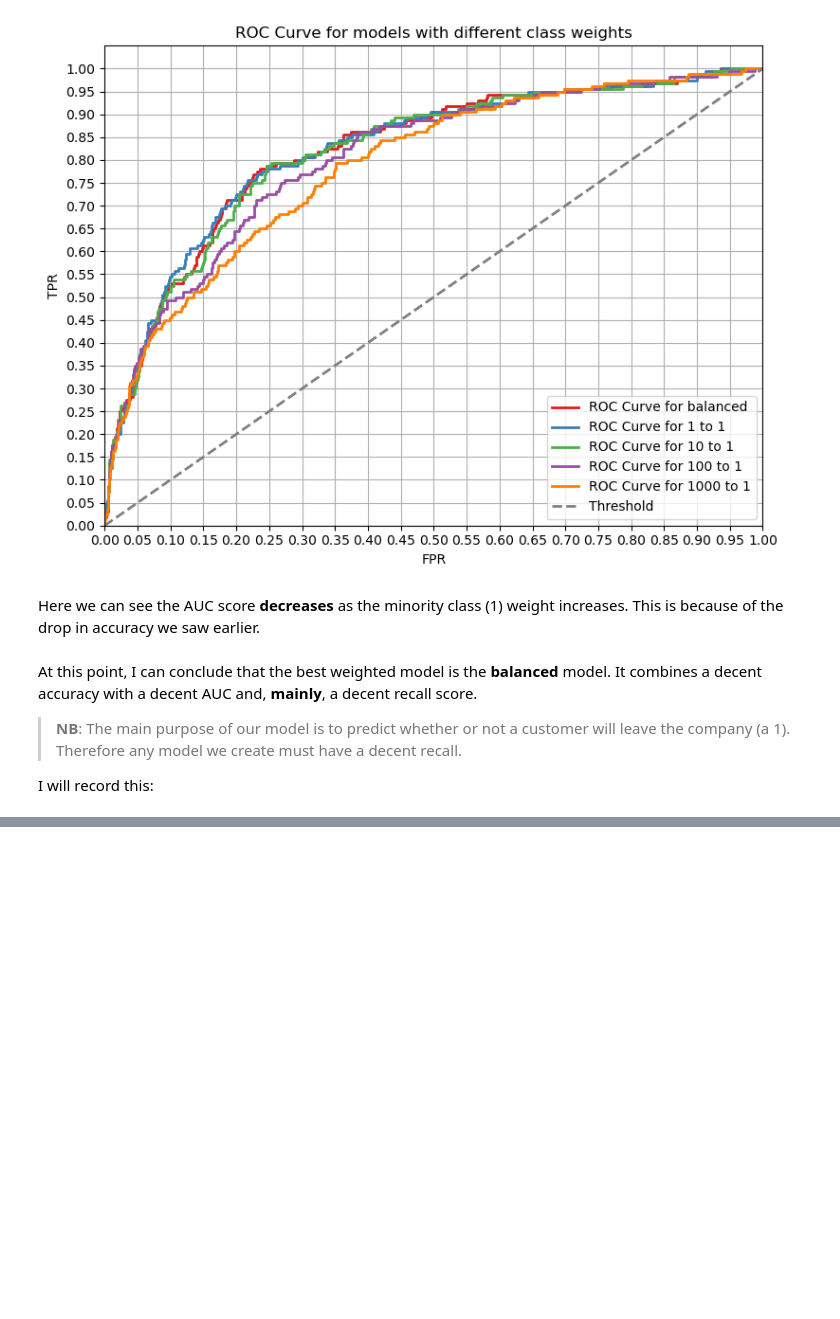
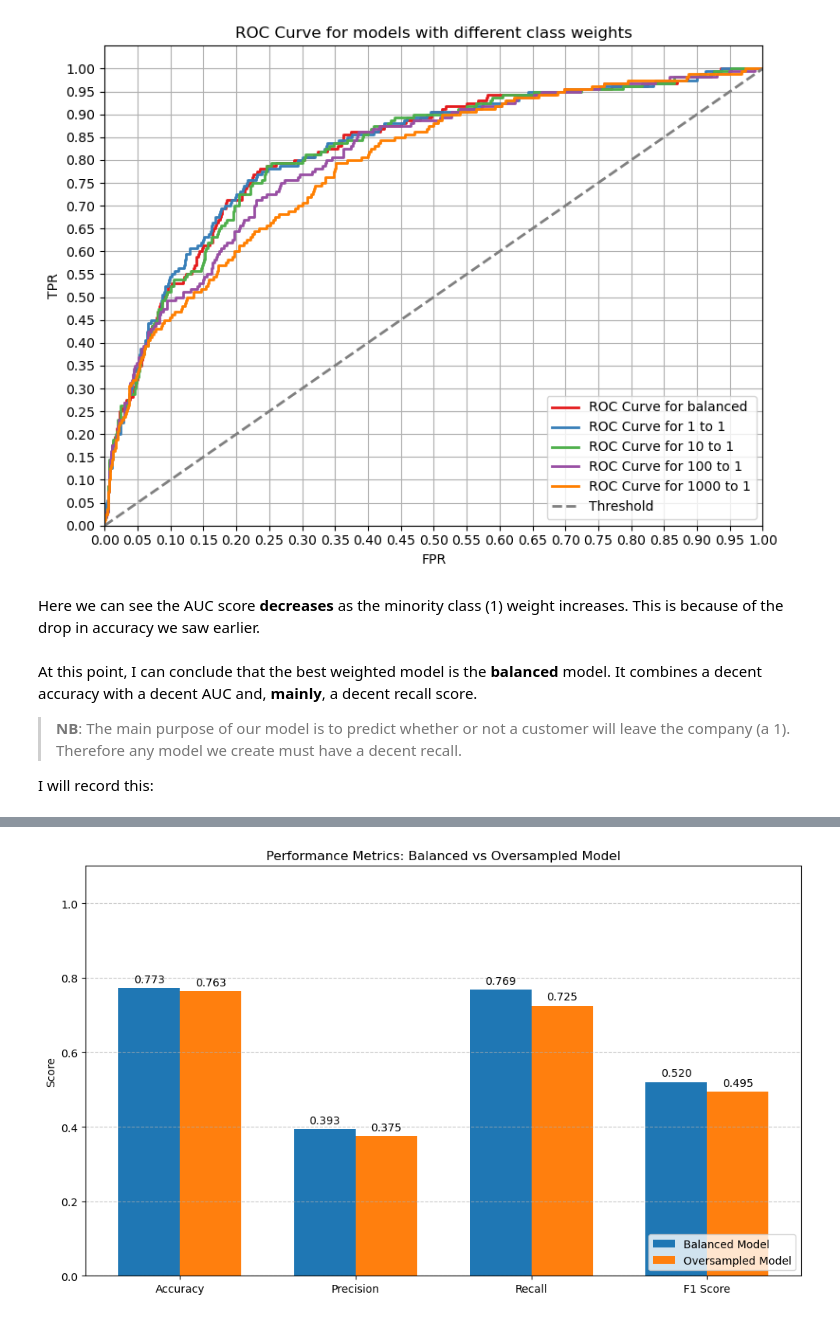
Before and after one commit to NgundoMuithya/SyriaTel_Customer_Churn, a Jupyter notebook: notebook.ipynb, the cells around one changed output, grey strips where cells are left out. Drawn from its saved outputs; the diff is of its cells as text; code cells hidden in the pictures; blank space fills up the shorter version.

Commit message:
Added an oversampled model and determined the best logistic regression model

```diff
--- a/notebook.ipynb
+++ b/notebook.ipynb
@@ -534,0 +559,4 @@ best_weighted_model = LogisticRegression(random_state=2026, class_weight='balanc
+# %%
+oversampled_log_reg = LogisticRegression(random_state=2026)
+
+oversampled_log_reg.fit(X_train_smote, y_train_smote)
@@ -534,0 +567,16 @@ best_weighted_model = LogisticRegression(random_state=2026, class_weight='balanc
+# %%
+weighted_y_test_pred = best_weighted_model.predict(X_test_preprocessed)
+oversampled_y_test_pred = oversampled_log_reg.predict(X_test_preprocessed)
+
+print(
+    "Balanced Model:\n"
+    f"   Accuracy: {accuracy_score(y_test, weighted_y_test_pred)}\n" \
+    f"   Precision: {precision_score(y_test, weighted_y_test_pred)}\n" \
+    f"   Recall: {recall_score(y_test, weighted_y_test_pred)}\n" \
+    f"   F1 score: {f1_score(y_test, weighted_y_test_pred)}\n" \
+    "Oversampled Model:\n" \
+    f"   Accuracy: {accuracy_score(y_test, oversampled_y_test_pred)}\n" \
+    f"   Precision: {precision_score(y_test, oversampled_y_test_pred)}\n" \
+    f"   Recall: {recall_score(y_test, oversampled_y_test_pred)}\n" \
+    f"   F1 score: {f1_score(y_test, oversampled_y_test_pred)}\n"
+)
@@ -534,0 +596,61 @@ best_weighted_model = LogisticRegression(random_state=2026, class_weight='balanc
+# %%
+import numpy as np
+
+
+# 1. Calculate the metrics for both models
+metrics = ['Accuracy', 'Precision', 'Recall', 'F1 Score']
+
+# Calculate scores for the Balanced Model
+balanced_scores = [
+    accuracy_score(y_test, weighted_y_test_pred),
+    precision_score(y_test, weighted_y_test_pred),
+    recall_score(y_test, weighted_y_test_pred),
+    f1_score(y_test, weighted_y_test_pred)
+]
+
+# Calculate scores for the Oversampled Model
+oversampled_scores = [
+    accuracy_score(y_test, oversampled_y_test_pred),
+    precision_score(y_test, oversampled_y_test_pred),
+    recall_score(y_test, oversampled_y_test_pred),
+    f1_score(y_test, oversampled_y_test_pred)
+]
+
+# 2. Package the data into a dictionary for easy looping
+data = {
+    'Balanced Model': balanced_scores,
+    'Oversampled Model': oversampled_scores
+}
+
+# 3. Set up the figure and bar positions
+x = np.arange(len(metrics))  # The label locations: [0, 1, 2, 3]
+width = 0.35                 # The width of the bars
+multiplier = 0               # Counter for our offset
+
+fig, ax = plt.subplots(figsize=(10, 6))
+
+# 4. Loop through the data to plot the grouped bars
+for model_name, scores in data.items():
+    offset = width * multiplier
+
+    # Plot the bars for this specific model
+    rects = ax.bar(x + offset, scores, width, label=model_name)
+
+    # Add text labels on top of the bars (formatted to 3 decimal places)
+    ax.bar_label(rects, fmt='%.3f', padding=3)
+
+    multiplier += 1
+
+# 5. Add formatting, titles, and labels
+ax.set_ylabel('Score')
+ax.set_title('Performance Metrics: Balanced vs Oversampled Model')
+# Center the x-tick labels between the two bars
+ax.set_xticks(x + width / 2, metrics)
+ax.set_ylim([0, 1.1]) # Give some extra room at the top for the labels
+ax.legend(loc='lower right') # Move legend out of the way of the bars
+
+plt.grid(axis='y', linestyle='--', alpha=0.7)
+plt.tight_layout()
+plt.show()
+# %% [output]
+[figure, added]
```
Also changed, not shown: parts of 10 cells of this notebook.
